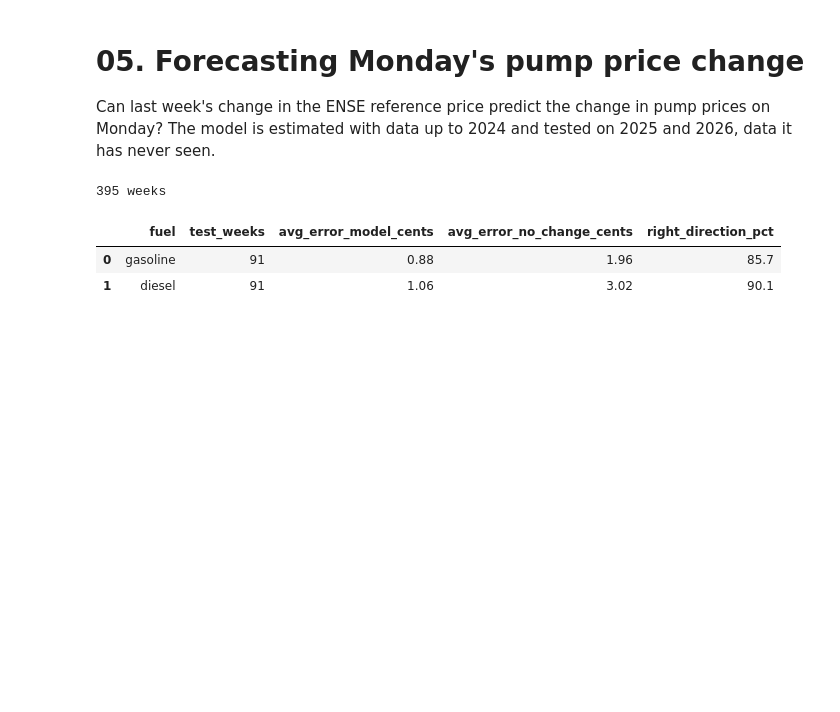
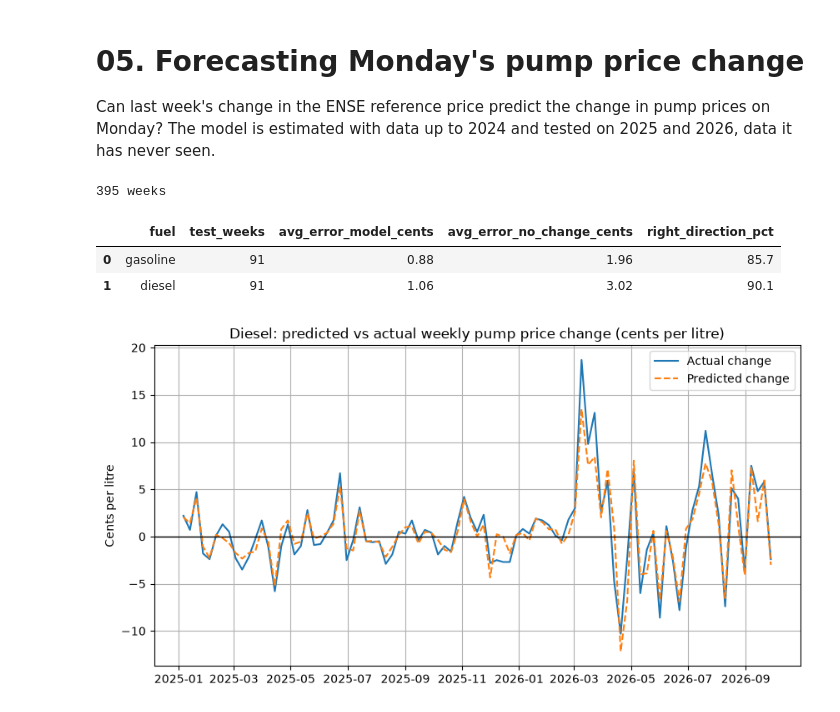
Before and after one commit to josepaulonunes/fuel-prices-portugal, a Jupyter notebook: notebooks/05_monday_forecast.ipynb, the cells around one changed output. Drawn from its saved outputs; the diff is of its cells as text; code cells hidden in the pictures; blank space fills up the shorter version.

Commit message:
Add chart of predicted vs actual price changes

```diff
--- a/notebooks/05_monday_forecast.ipynb
+++ b/notebooks/05_monday_forecast.ipynb
@@ -65,3 +65,21 @@ forecast_results
 |  | fuel | test_weeks | avg_error_model_cents | avg_error_no_change_cents | right_direction_pct |
 | 0 | gasoline | 91 | 0.88 | 1.96 | 85.7 |
 | 1 | diesel | 91 | 1.06 | 3.02 | 90.1 |
+# %%
+# Chart: actual vs predicted weekly change in the diesel pump price, 2025 and 2026
+diesel = forecasts["diesel"]
+
+plt.figure(figsize=(10, 5))
+plt.plot(diesel["date"], diesel["actual"], label="Actual change")
+plt.plot(diesel["date"], diesel["predicted"], label="Predicted change", linestyle="--")
+plt.axhline(0, color="black", linewidth=1)
+plt.title("Diesel: predicted vs actual weekly pump price change (cents per litre)")
+plt.ylabel("Cents per litre")
+plt.legend()
+plt.grid(True)
+
+# Save and show the chart
+plt.savefig("../figures/monday_forecast_diesel.png")
+plt.show()
+# %% [output]
+[figure, added]
```
Also changed, not shown: 1 other file.
